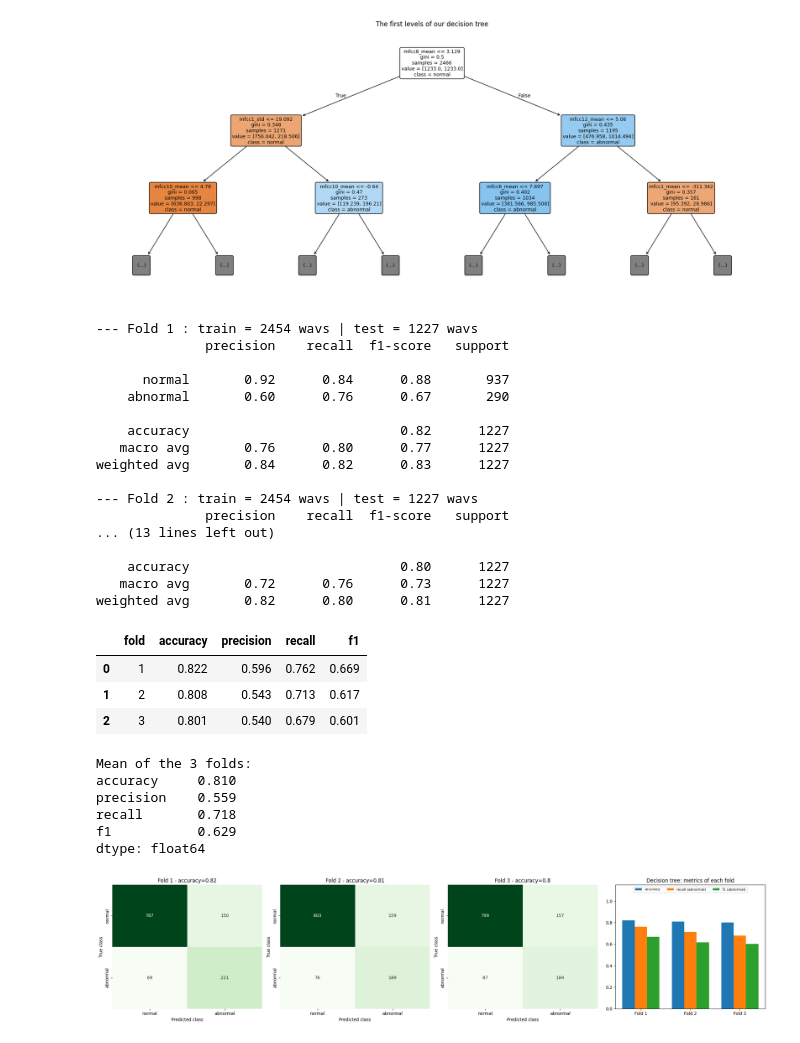
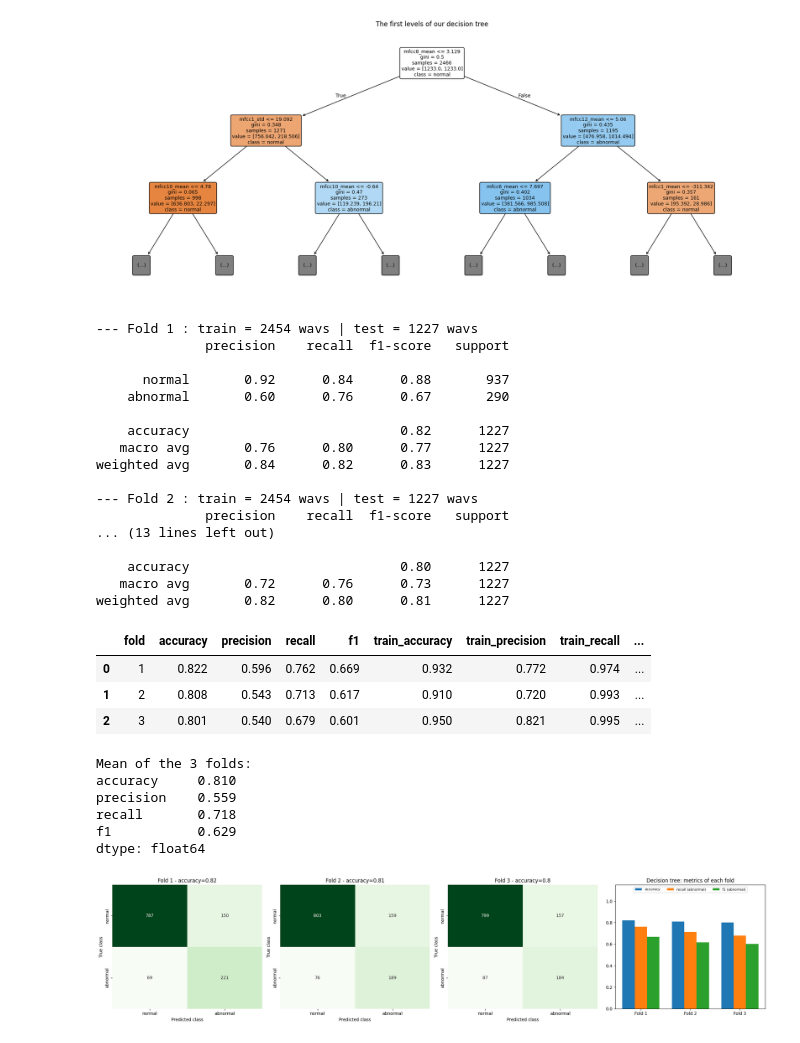
Before and after one commit to Farah-Belghith2710/CardioAgent, a Jupyter notebook: notebooks/03_Tp4_decision_tree.ipynb, the cells around one changed output. Saved outputs shown, nothing was run; the diff lists cells and outputs as text; code cells hidden in the pictures.

```diff
--- a/notebooks/03_Tp4_decision_tree.ipynb
+++ b/notebooks/03_Tp4_decision_tree.ipynb
@@ -311,6 +315,7 @@ for train_index, test_index in kfold.split(X):
     tree = DecisionTreeClassifier(criterion=best_criterion, max_depth=best_depth, class_weight="balanced", random_state=0)
     tree.fit(X_train, y_train)
     y_pred = tree.predict(X_test)
+    y_train_pred = tree.predict(X_train)    # also on its own train wavs: to compare training vs validation
 
     print("--- Fold", fold, ": train =", len(train_index), "wavs | test =", len(test_index), "wavs")
     print(classification_report(y_test, y_pred, target_names=["normal", "abnormal"]))
@@ -320,37 +325,41 @@ for train_index, test_index in kfold.split(X):
         "accuracy": accuracy_score(y_test, y_pred),     # % of good answers
         "precision": precision_score(y_test, y_pred),   # these 3: for the abnormal class (1)
         "recall": recall_score(y_test, y_pred),
         "f1": f1_score(y_test, y_pred),
+        "train_accuracy": accuracy_score(y_train, y_train_pred),    # the same 4 metrics on the train wavs
+        "train_precision": precision_score(y_train, y_train_pred),
+        "train_recall": recall_score(y_train, y_train_pred),
+        "train_f1": f1_score(y_train, y_train_pred),
     })
     confusion_matrices.append(confusion_matrix(y_test, y_pred))
     fold = fold + 1
 
 table = pd.DataFrame(results)
 ipd.display(table.round(3))
 print("Mean of the 3 folds:")
 print(table[["accuracy", "precision", "recall", "f1"]].mean().round(3))
 # %% [output]
 --- Fold 1 : train = 2454 wavs | test = 1227 wavs
               precision    recall  f1-score   support
 
       normal       0.92      0.84      0.88       937
     abnormal       0.60      0.76      0.67       290
 
     accuracy                           0.82      1227
    macro avg       0.76      0.80      0.77      1227
 weighted avg       0.84      0.82      0.83      1227
 
 --- Fold 2 : train = 2454 wavs | test = 1227 wavs
               precision    recall  f1-score   support
 ... (13 lines left out)
 
     accuracy                           0.80      1227
    macro avg       0.72      0.76      0.73      1227
 weighted avg       0.82      0.80      0.81      1227
-|  | fold | accuracy | precision | recall | f1 |
-| 0 | 1 | 0.822 | 0.596 | 0.762 | 0.669 |
-| 1 | 2 | 0.808 | 0.543 | 0.713 | 0.617 |
-| 2 | 3 | 0.801 | 0.540 | 0.679 | 0.601 |
+|  | fold | accuracy | precision | recall | f1 | train_accuracy | train_precision | train_recall | ... |
+| 0 | 1 | 0.822 | 0.596 | 0.762 | 0.669 | 0.932 | 0.772 | 0.974 | ... |
+| 1 | 2 | 0.808 | 0.543 | 0.713 | 0.617 | 0.910 | 0.720 | 0.993 | ... |
+| 2 | 3 | 0.801 | 0.540 | 0.679 | 0.601 | 0.950 | 0.821 | 0.995 | ... |
 Mean of the 3 folds:
 accuracy     0.810
 precision    0.559
```
Also changed, not shown: parts of 6 cells of this notebook, 12 other files.
